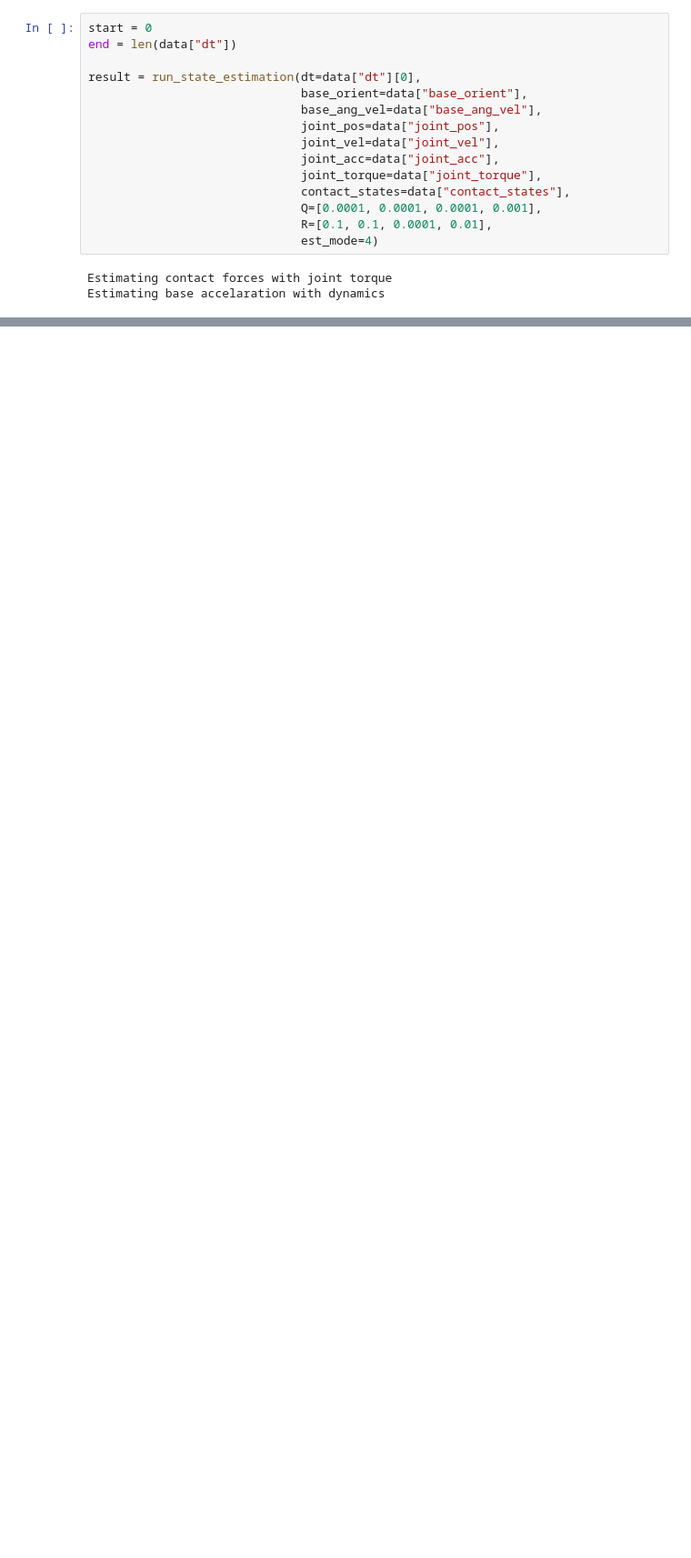
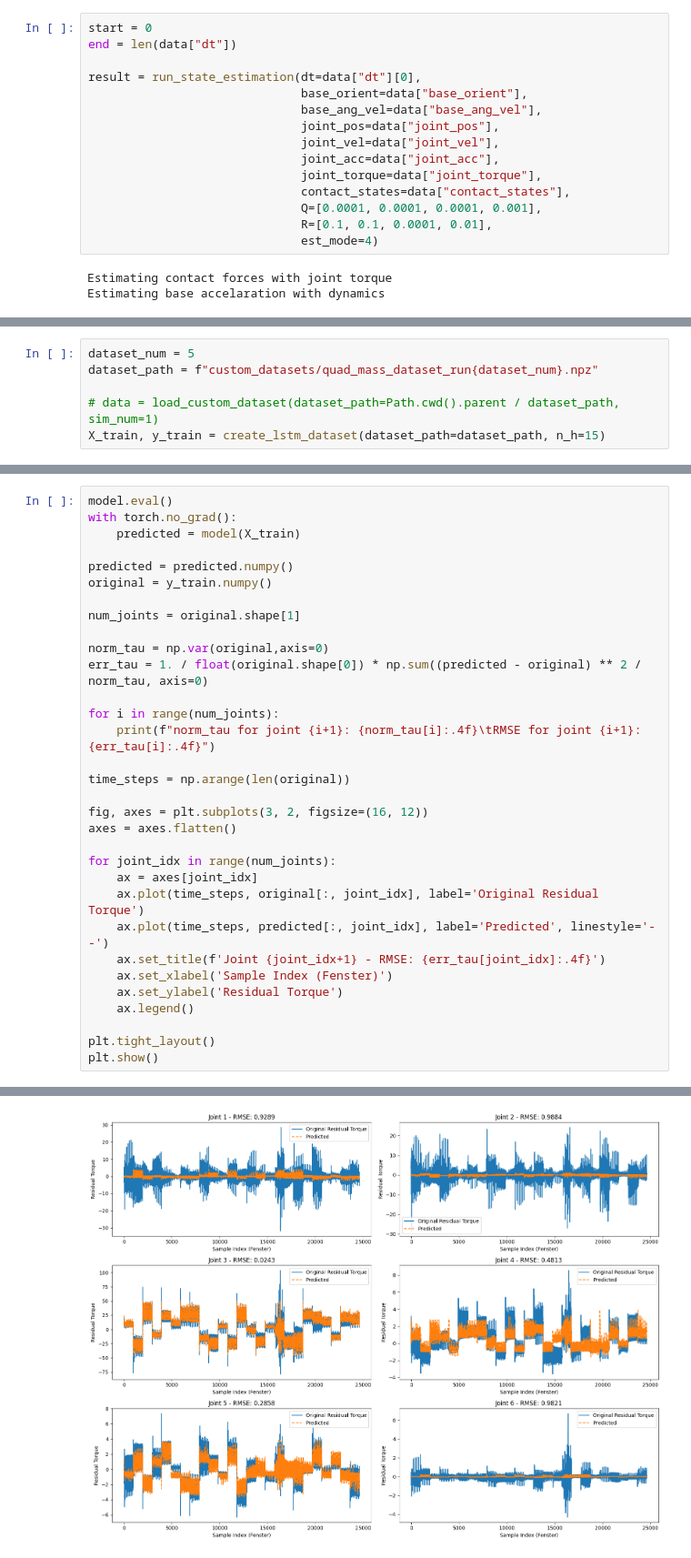
Before and after one commit to undefined-panda/mpx, a Jupyter notebook: mpx/mpx_simulation_payload_estimation.ipynb, the cells around one changed output, grey strips where cells are left out. Shown at 91% size. Drawn from its saved outputs; the diff is of its cells as text; blank space fills up the shorter version.

Commit message:
Add LSTM Encoder for residual torque prediction

```diff
--- a/mpx/mpx_simulation_payload_estimation.ipynb
+++ b/mpx/mpx_simulation_payload_estimation.ipynb
@@ -68,0 +108,6 @@ force_estimation_plot(gt_value=data["contact_forces"],
+# %%
+dataset_num = 5
+dataset_path = f"custom_datasets/quad_mass_dataset_run{dataset_num}.npz"
+
+# data = load_custom_dataset(dataset_path=Path.cwd().parent / dataset_path, sim_num=1)
+X_train, y_train = create_lstm_dataset(dataset_path=dataset_path, n_h=15)
@@ -68,0 +157,33 @@ force_estimation_plot(gt_value=data["contact_forces"],
+# %%
+model.eval()
+with torch.no_grad():
+    predicted = model(X_train)
+
+predicted = predicted.numpy()
+original = y_train.numpy()
+
+num_joints = original.shape[1]
+
+norm_tau = np.var(original,axis=0)
+err_tau = 1. / float(original.shape[0]) * np.sum((predicted - original) ** 2 / norm_tau, axis=0)
+
+for i in range(num_joints):
+    print(f"norm_tau for joint {i+1}: {norm_tau[i]:.4f}\tRMSE for joint {i+1}: {err_tau[i]:.4f}")
+
+time_steps = np.arange(len(original))
+
+fig, axes = plt.subplots(3, 2, figsize=(16, 12))
+axes = axes.flatten()
+
+for joint_idx in range(num_joints):
+    ax = axes[joint_idx]
+    ax.plot(time_steps, original[:, joint_idx], label='Original Residual Torque')
+    ax.plot(time_steps, predicted[:, joint_idx], label='Predicted', linestyle='--')
+    ax.set_title(f'Joint {joint_idx+1} - RMSE: {err_tau[joint_idx]:.4f}')
+    ax.set_xlabel('Sample Index (Fenster)')
+    ax.set_ylabel('Residual Torque')
+    ax.legend()
+
+plt.tight_layout()
+plt.show()
+# %% [output]
@@ -68,0 +196 @@ force_estimation_plot(gt_value=data["contact_forces"],
+[figure, added]
```
Also changed, not shown: parts of 15 cells of this notebook, 3 other files.
